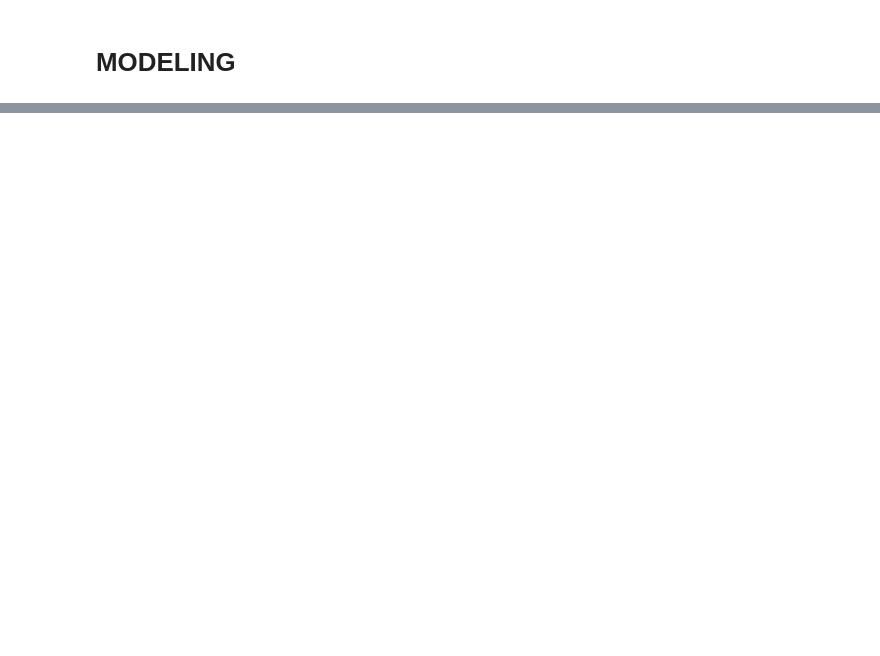
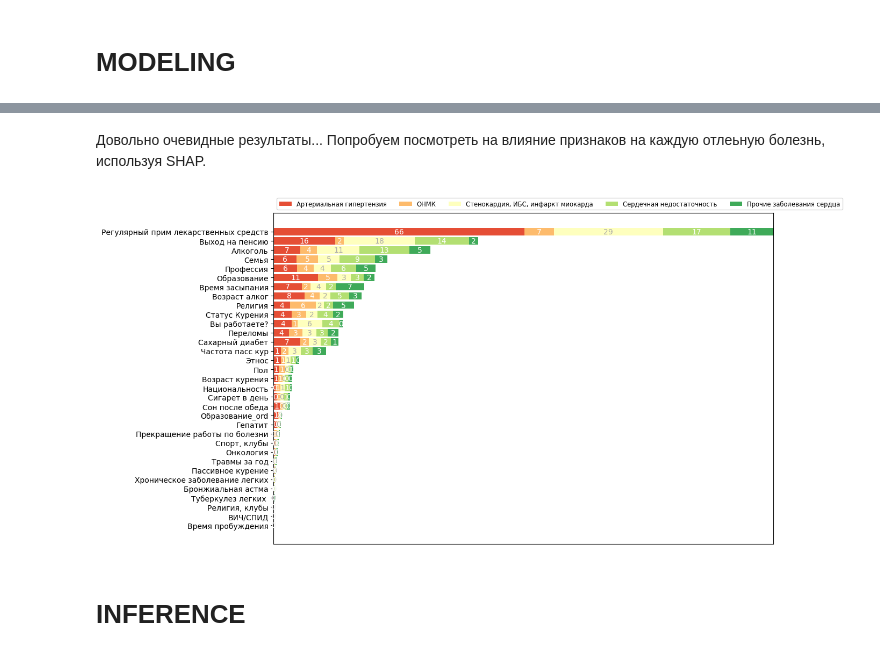
Before and after one commit to valvarl/hse_workshop_classification, a Jupyter notebook: notebooks/draft.ipynb, the cells around one changed output, grey strips where cells are left out. Drawn from its saved outputs; the diff is of its cells as text; code cells hidden in the pictures; blank space fills up the shorter version.

```diff
--- a/notebooks/draft.ipynb
+++ b/notebooks/draft.ipynb
@@ -162,0 +265,17 @@ array([0.24287582, 0.21764706, 0.23425197])
+# %% [markdown]
+Довольно очевидные результаты... Попробуем посмотреть на влияние признаков на каждую отлеьную болезнь, используя SHAP.
+# %%
+import shap
+
+explainer = shap.Explainer(cb)
+shap_values = explainer(cb_train_data)
+shap_importance = shap_values.abs.mean(0).values
+results = {i: 100 * j for i, j in zip(train_data.columns, shap_importance)}
+results_sorted = {j: results[j] for j in np.take_along_axis(np.array([i for i in results.keys()]), np.argsort(np.array([i for i in results.values()]).sum(axis=1)), 0)[::-1]}
+
+utils.survey(results_sorted, target.columns)
+plt.savefig("../reports/figures/feature_importance.png")
+# %% [output]
+[figure, added]
+# %% [markdown]
+# INFERENCE
```
Also changed, not shown: parts of 73 cells of this notebook, 6 other files.
